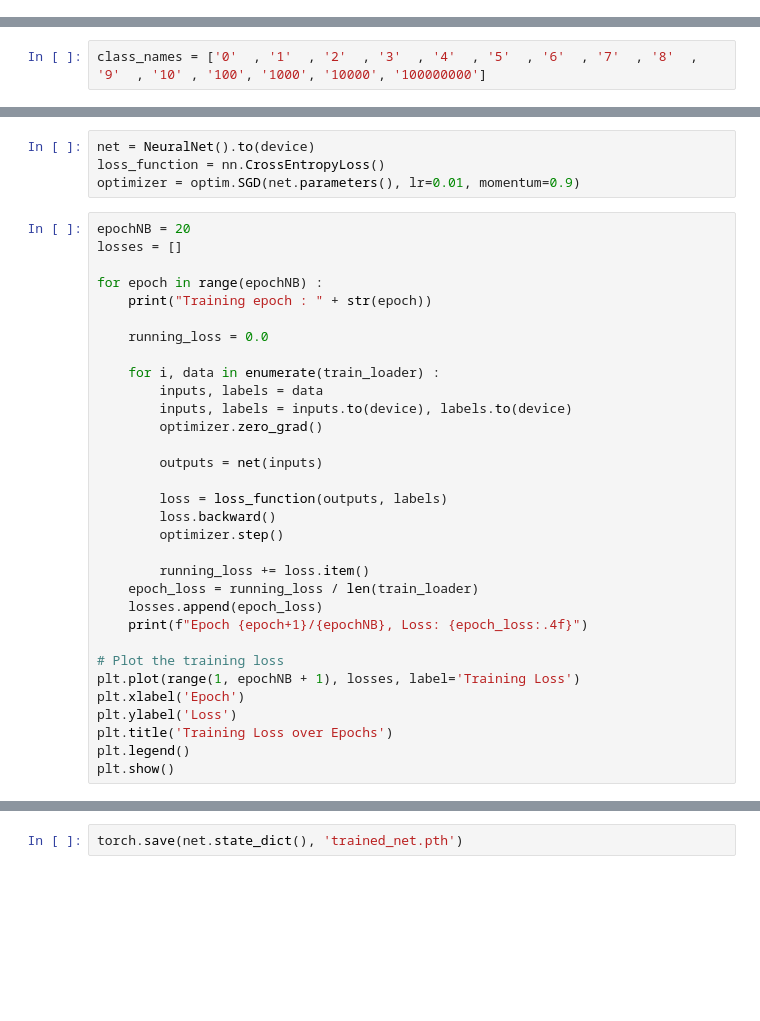
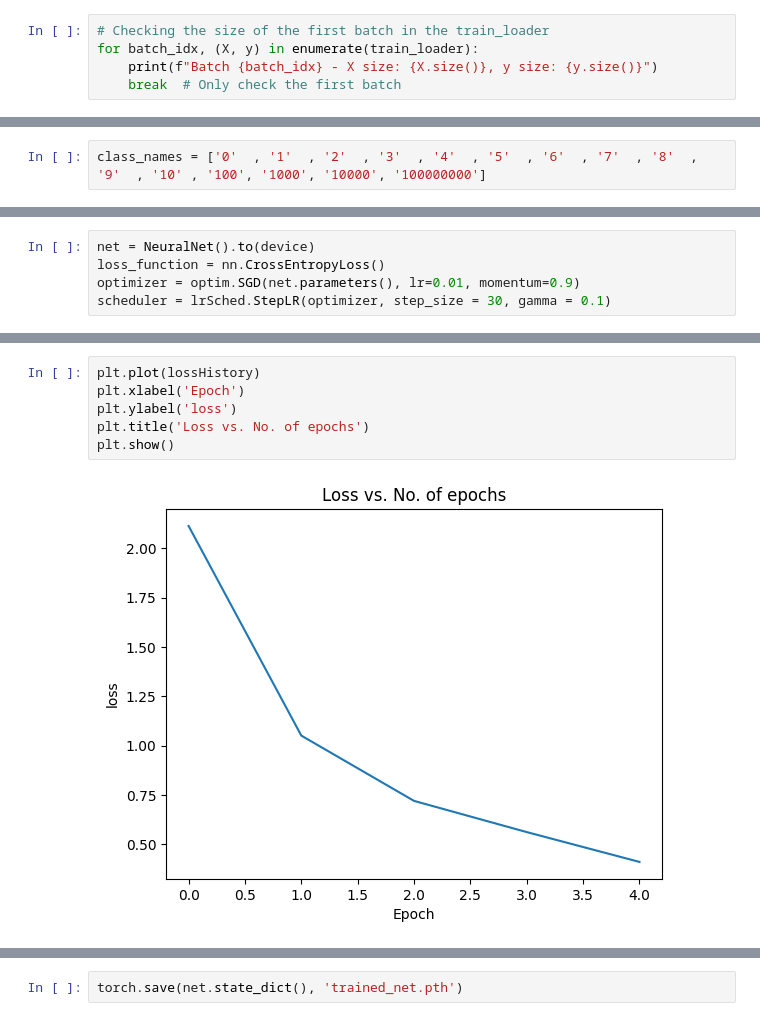
Before and after one commit to Arkww/ChineseNumbersRecognition, a Jupyter notebook: RecognizeChineseNumbers.ipynb, the cells around one changed output, grey strips where cells are left out. Saved outputs shown, nothing was run; the diff lists cells and outputs as text; blank space fills up the shorter version.

```diff
--- a/RecognizeChineseNumbers.ipynb
+++ b/RecognizeChineseNumbers.ipynb
@@ -63,0 +151,5 @@ torch.Size([1, 3, 32, 32])
+# %%
+# Checking the size of the first batch in the train_loader
+for batch_idx, (X, y) in enumerate(train_loader):
+    print(f"Batch {batch_idx} - X size: {X.size()}, y size: {y.size()}")
+    break  # Only check the first batch
@@ -113,35 +239,4 @@ class NeuralNet(nn.Module):
 net = NeuralNet().to(device)
 loss_function = nn.CrossEntropyLoss()
 optimizer = optim.SGD(net.parameters(), lr=0.01, momentum=0.9)
+scheduler = lrSched.StepLR(optimizer, step_size = 30, gamma = 0.1)
-# %%
-epochNB = 20
-losses = []
-
-for epoch in range(epochNB) :
-    print("Training epoch : " + str(epoch))
-
-    running_loss = 0.0
-
-    for i, data in enumerate(train_loader) :
-        inputs, labels = data
-        inputs, labels = inputs.to(device), labels.to(device)
-        optimizer.zero_grad()
-
-        outputs = net(inputs)
-
-        loss = loss_function(outputs, labels)
-        loss.backward()
-        optimizer.step()
-
-        running_loss += loss.item()
-    epoch_loss = running_loss / len(train_loader)
-    losses.append(epoch_loss)
-    print(f"Epoch {epoch+1}/{epochNB}, Loss: {epoch_loss:.4f}")
-
-# Plot the training loss
-plt.plot(range(1, epochNB + 1), losses, label='Training Loss')
-plt.xlabel('Epoch')
-plt.ylabel('Loss')
-plt.title('Training Loss over Epochs')
-plt.legend()
-plt.show()
@@ -153,0 +305,8 @@ Original Traceback (most recent call last):
+# %%
+plt.plot(lossHistory)
+plt.xlabel('Epoch')
+plt.ylabel('loss')
+plt.title('Loss vs. No. of epochs')
+plt.show()
+# %% [output]
+[figure, added]
```
Also changed, not shown: parts of 24 cells of this notebook, 3 other files.
